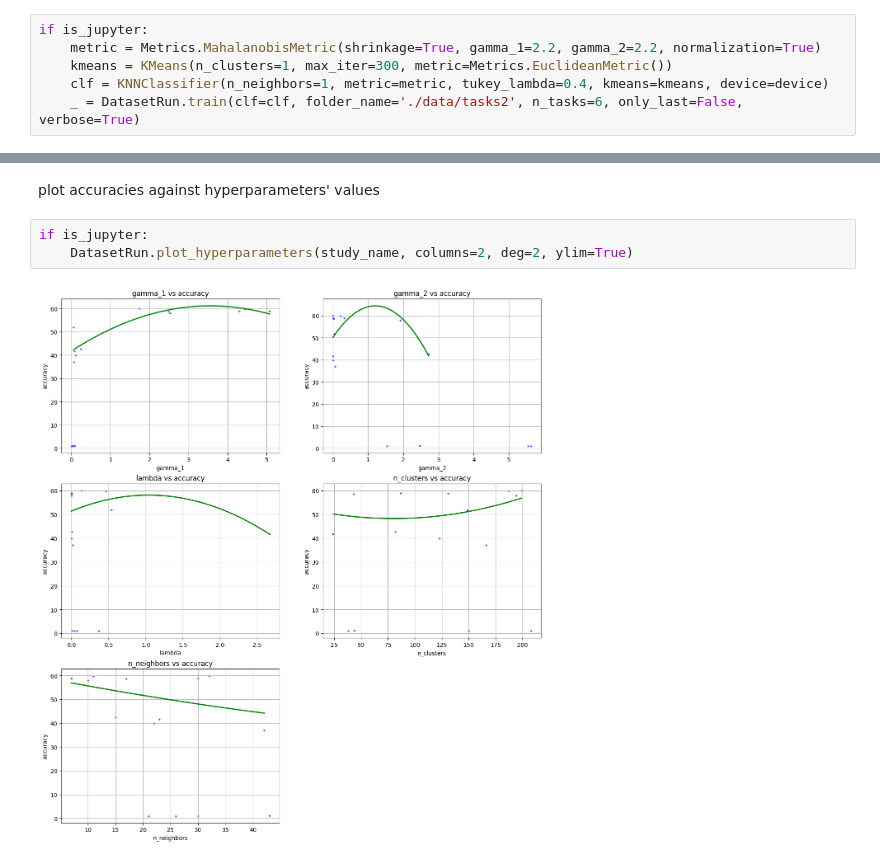
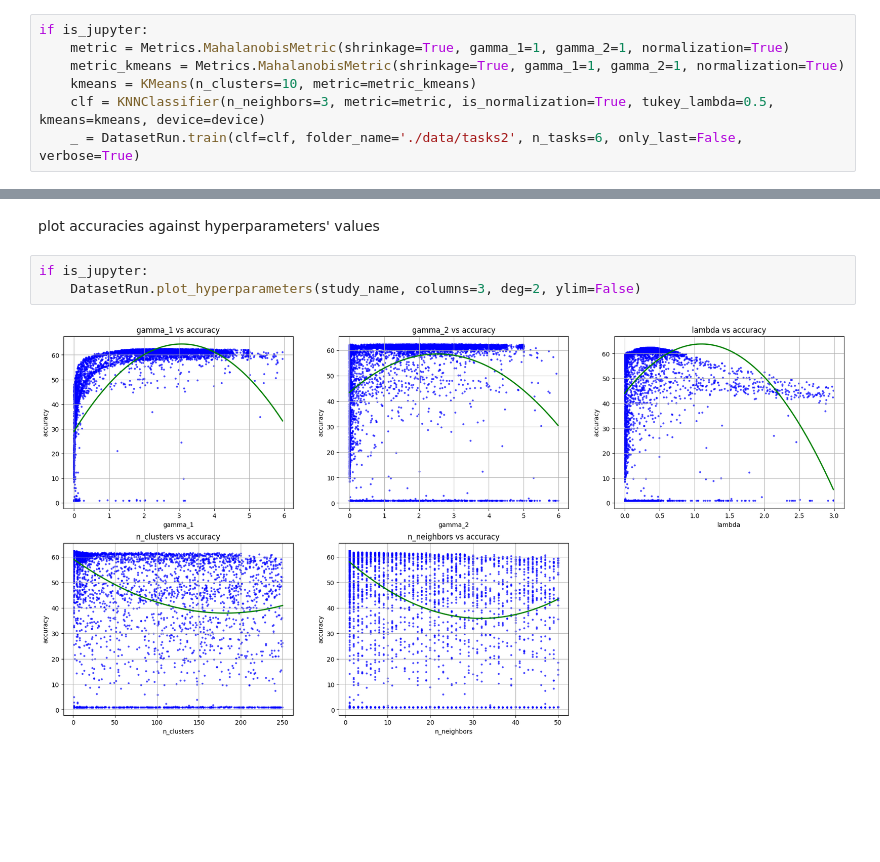
Before and after one commit to Hubizon/continual-learning-knn, a Jupyter notebook: dataset_2.ipynb, the cells around one changed output, grey strips where cells are left out. Saved outputs shown, nothing was run; the diff lists cells and outputs as text; blank space fills up the shorter version.

```diff
--- a/dataset_2.ipynb
+++ b/dataset_2.ipynb
@@ -17,8 +17,9 @@ Device used: cuda
 Sample run
 # %%
 if is_jupyter:
-    metric = Metrics.MahalanobisMetric(shrinkage=True, gamma_1=2.2, gamma_2=2.2, normalization=True)
-    kmeans = KMeans(n_clusters=1, max_iter=300, metric=Metrics.EuclideanMetric())
-    clf = KNNClassifier(n_neighbors=1, metric=metric, tukey_lambda=0.4, kmeans=kmeans, device=device)
+    metric = Metrics.MahalanobisMetric(shrinkage=True, gamma_1=1, gamma_2=1, normalization=True)
+    metric_kmeans = Metrics.MahalanobisMetric(shrinkage=True, gamma_1=1, gamma_2=1, normalization=True)
+    kmeans = KMeans(n_clusters=10, metric=metric_kmeans)
+    clf = KNNClassifier(n_neighbors=3, metric=metric, is_normalization=True, tukey_lambda=0.5, kmeans=kmeans, device=device)
     _ = DatasetRun.train(clf=clf, folder_name='./data/tasks2', n_tasks=6, only_last=False, verbose=True)
 # %% [output]
@@ -84,9 +76,9 @@ if is_jupyter:
 plot accuracies against hyperparameters' values
 # %%
 if is_jupyter:
-    DatasetRun.plot_hyperparameters(study_name, columns=2, deg=2, ylim=True)
+    DatasetRun.plot_hyperparameters(study_name, columns=3, deg=2, ylim=False)
 # %% [output]
-[figure, old version]
+[figure, new version]
 # %%
 if is_jupyter:
     display(DatasetRun.print_results(study_name, only_important=True))
```
Also changed, not shown: parts of 4 cells of this notebook, 7 other files.
